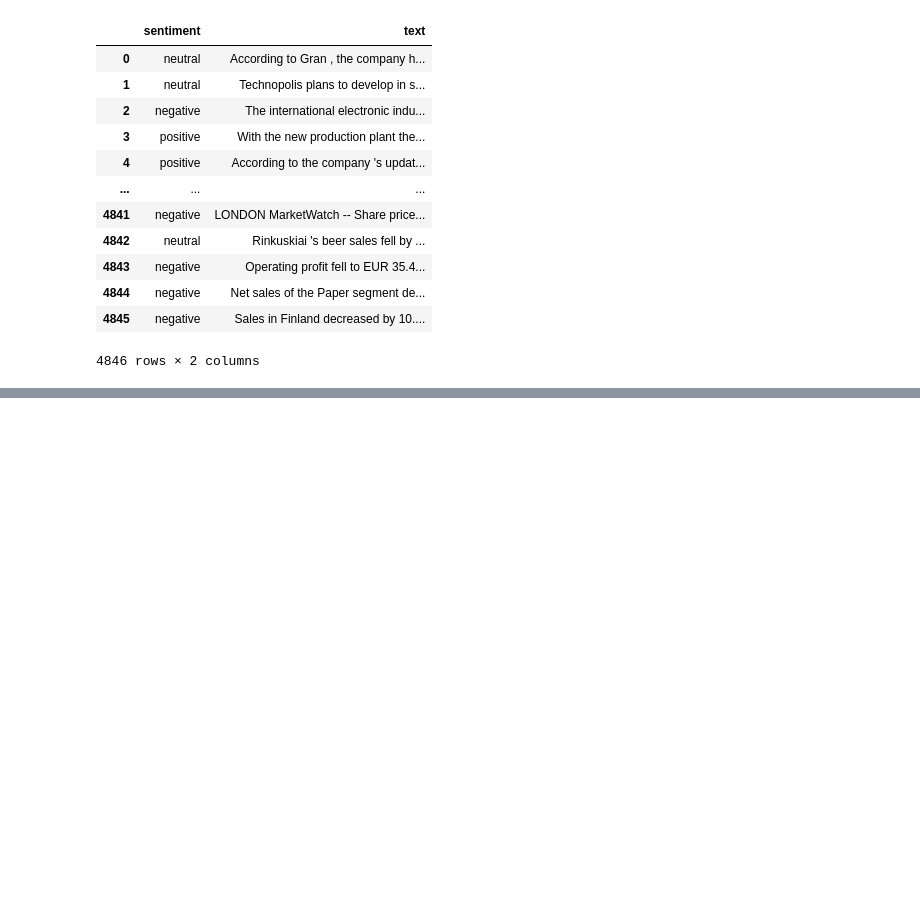
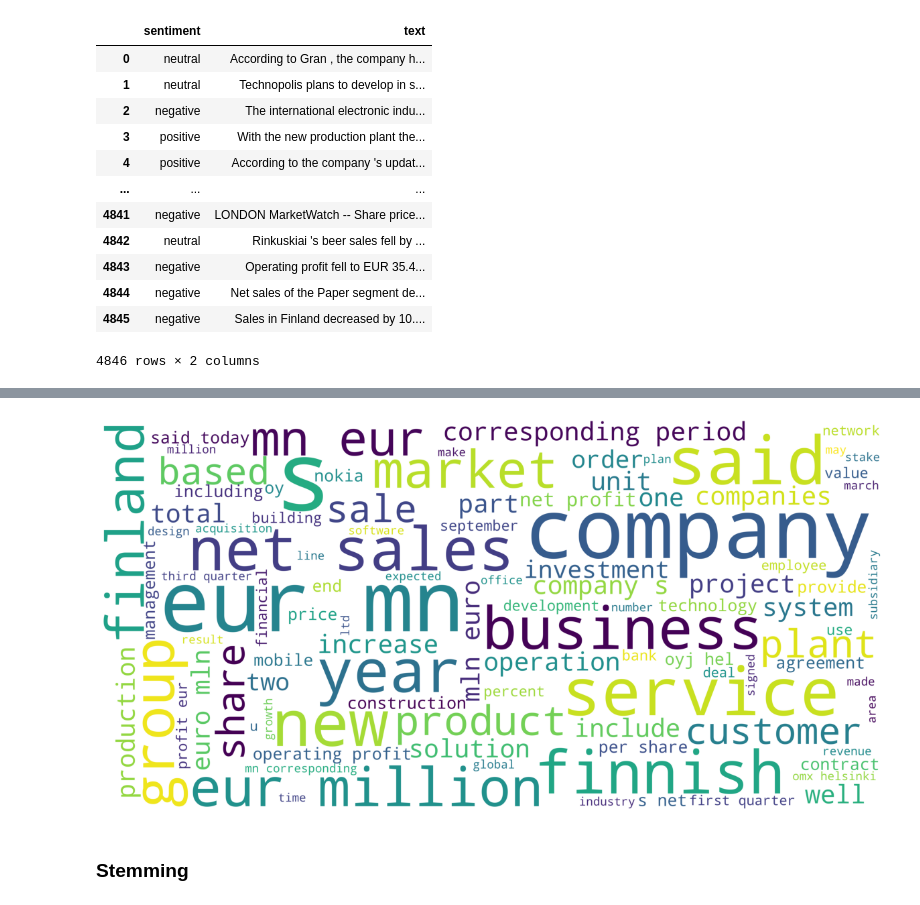
Before and after one commit to TrabalhosMaua23/An-lise_Sentimento_Not-cias_Financeiras, a Jupyter notebook: analise_sentimento_noticias.ipynb, the cells around one changed output, grey strips where cells are left out. Drawn from its saved outputs; the diff is of its cells as text; code cells hidden in the pictures; blank space fills up the shorter version.

```diff
--- a/analise_sentimento_noticias.ipynb
+++ b/analise_sentimento_noticias.ipynb
@@ -24,0 +135,12 @@ df
+# %%
+stop_words_port = stopwords.words("english")
+
+doc_words = [] # tokenize
+
+for doc in df['text']:
+    tokens = word_tokenize(doc.lower())
+    tokens_clean = [each for each in tokens if each not in stop_words_port]
+    doc_words.append(tokens_clean)
+
+for i in range(10):
+    print('doc_words[', i , ']',doc_words[i][0:10])
@@ -24,0 +160,9 @@ df
+# %%
+import string
+print(string.punctuation)
+trash = [e for e in string.punctuation]
+
+for e in ['http','https']:
+    trash.append(e)
+
+print(trash)
@@ -24,0 +172,13 @@ df
+# %%
+stop_words_port = stopwords.words("english")
+
+doc_words = [] # tokenize
+
+for doc in df['text']:
+    tokens = word_tokenize(doc.lower())
+    tokens_clean = [each for each in tokens if each not in stop_words_port]
+    tokens_clean = [each for each in tokens_clean if each not in trash]
+    doc_words.append(tokens_clean)
+
+for i in range(10):
+    print('doc_words[', i , ']',doc_words[i][0:10])
@@ -24,0 +196,12 @@ df
+# %%
+word_cloud_text = ''.join([' '.join(doc) for doc in doc_words])
+wordcloud = WordCloud(max_font_size=100, max_words=100, background_color="white", \
+                      scale = 10,width=800, height=400).generate(word_cloud_text)
+plt.figure(figsize=(15,8))
+plt.imshow(wordcloud)
+plt.axis("off")
+plt.show()
+# %% [output]
+[figure, added]
+# %% [markdown]
+### Stemming
```
Also changed, not shown: parts of 44 cells of this notebook.
